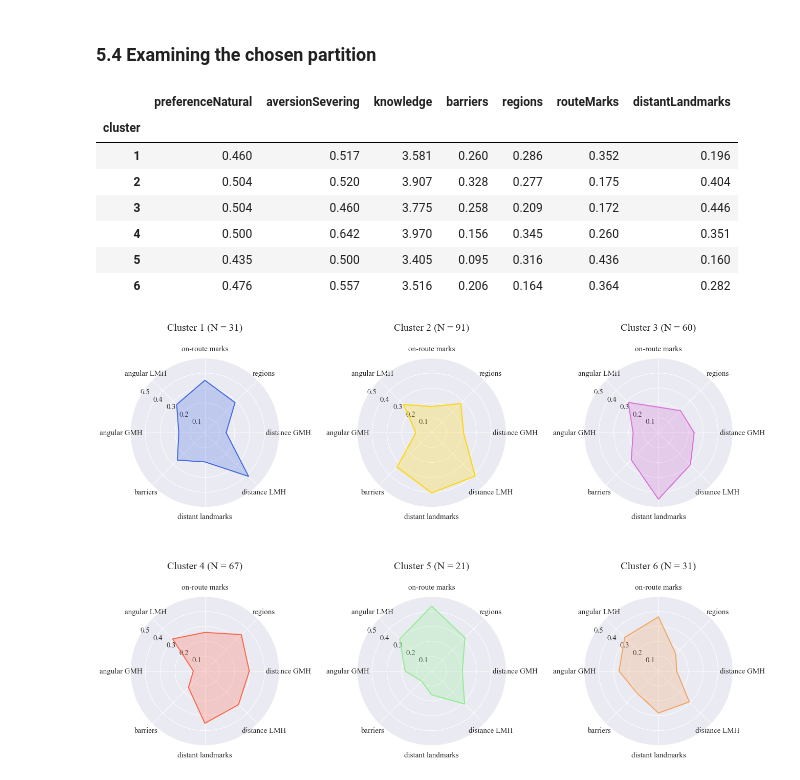
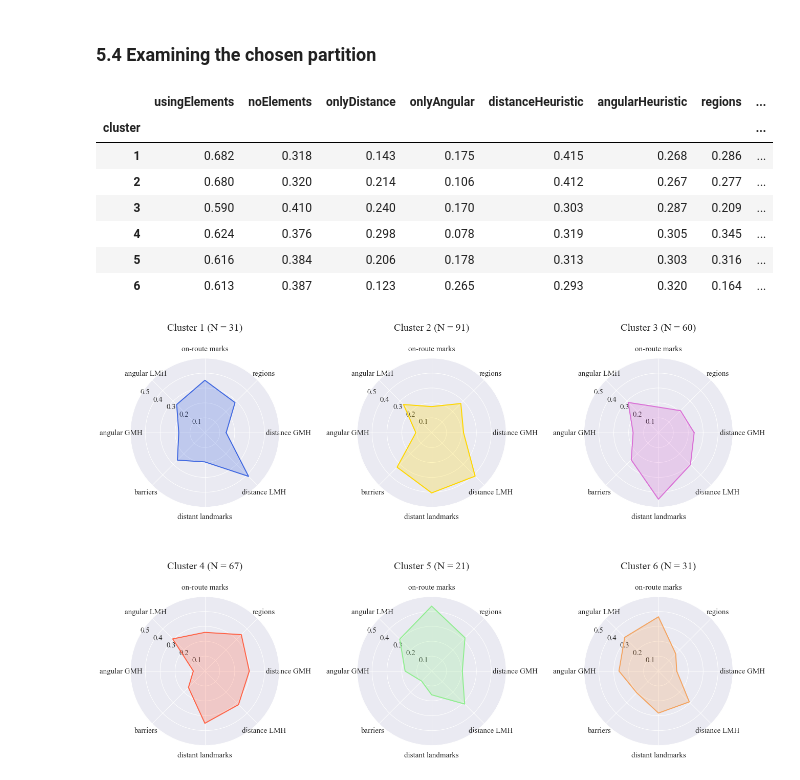
Before and after one commit to g-filomena/PedSimCity-Evaluation, a Jupyter notebook: 03-EmpiricalABM_Clustering.ipynb, the cells around one changed output. Cells and saved outputs as stored; diff of their text form; code cells hidden in the pictures.

```diff
--- a/03-EmpiricalABM_Clustering.ipynb
+++ b/03-EmpiricalABM_Clustering.ipynb
@@ -579,17 +580,16 @@ input_with_cluster['cluster'] = labels_cluster
 # %%
 input_with_cluster['knowledge'] = raw['knowledge']
 cluster_stats = input_with_cluster.groupby("cluster").mean()
+cluster_stats
+# %% [output]
+|  | usingElements | noElements | onlyDistance | onlyAngular | distanceHeuristic | angularHeuristic | regions | ... |
+| cluster |  |  |  |  |  |  |  | ... |
+| 1 | 0.682 | 0.318 | 0.143 | 0.175 | 0.415 | 0.268 | 0.286 | ... |
+| 2 | 0.680 | 0.320 | 0.214 | 0.106 | 0.412 | 0.267 | 0.277 | ... |
+| 3 | 0.590 | 0.410 | 0.240 | 0.170 | 0.303 | 0.287 | 0.209 | ... |
+| 4 | 0.624 | 0.376 | 0.298 | 0.078 | 0.319 | 0.305 | 0.345 | ... |
+| 5 | 0.616 | 0.384 | 0.206 | 0.178 | 0.313 | 0.303 | 0.316 | ... |
+| 6 | 0.613 | 0.387 | 0.123 | 0.265 | 0.293 | 0.320 | 0.164 | ... |
-# %%
-cluster_stats[['preferenceNatural', 'aversionSevering', 'knowledge', 'barriers', 'regions', 'routeMarks', 'distantLandmarks']]
-# %% [output]
-|  | preferenceNatural | aversionSevering | knowledge | barriers | regions | routeMarks | distantLandmarks |
-| cluster |  |  |  |  |  |  |  |
-| 1 | 0.460 | 0.517 | 3.581 | 0.260 | 0.286 | 0.352 | 0.196 |
-| 2 | 0.504 | 0.520 | 3.907 | 0.328 | 0.277 | 0.175 | 0.404 |
-| 3 | 0.504 | 0.460 | 3.775 | 0.258 | 0.209 | 0.172 | 0.446 |
-| 4 | 0.500 | 0.642 | 3.970 | 0.156 | 0.345 | 0.260 | 0.351 |
-| 5 | 0.435 | 0.500 | 3.405 | 0.095 | 0.316 | 0.436 | 0.160 |
-| 6 | 0.476 | 0.557 | 3.516 | 0.206 | 0.164 | 0.364 | 0.282 |
 # %%
 sns.set()
 sns.set_color_codes()
```
Also changed, not shown: parts of 6 cells of this notebook, 21 other files.
